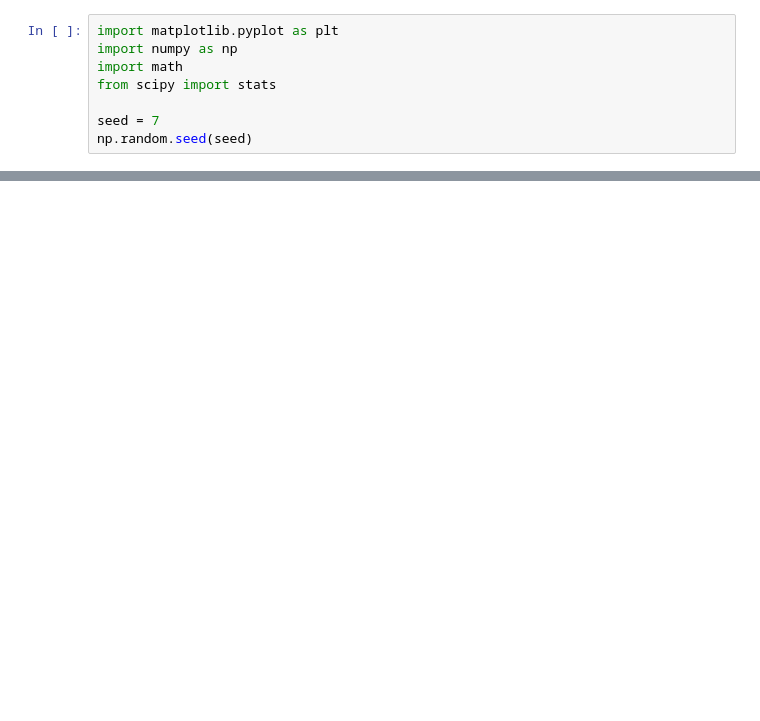
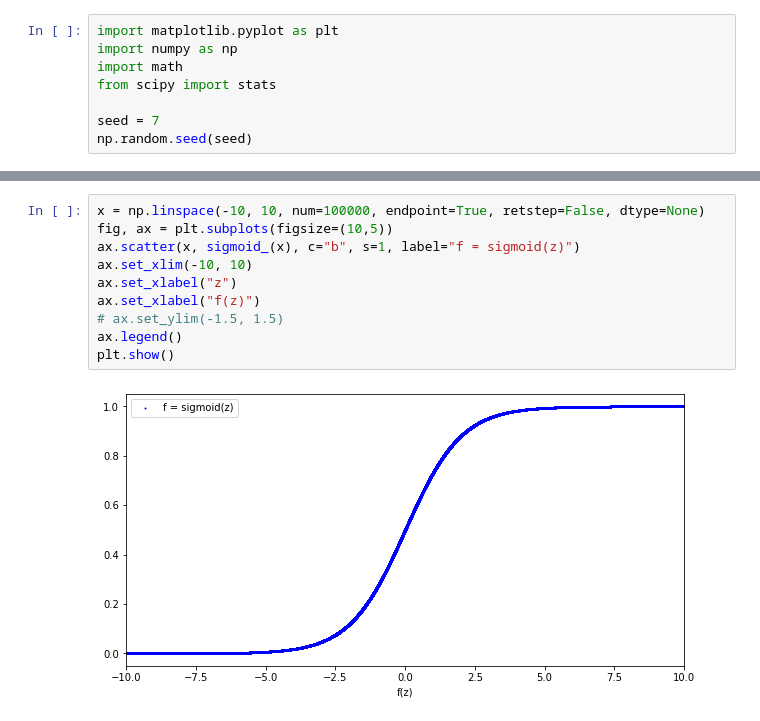
Before and after one commit to WHU-Peter/COMP6247-Reinforcement-and-Online-Learning, a Jupyter notebook: Assignment1_2.ipynb, the cells around one changed output, grey strips where cells are left out. Saved outputs shown, nothing was run; the diff lists cells and outputs as text; blank space fills up the shorter version.

```diff
--- a/Assignment1_2.ipynb
+++ b/Assignment1_2.ipynb
@@ -109,0 +141,12 @@ Text(0.5, 1.0, 'theta parameters 2')
+# %%
+x = np.linspace(-10, 10, num=100000, endpoint=True, retstep=False, dtype=None)
+fig, ax = plt.subplots(figsize=(10,5))
+ax.scatter(x, sigmoid_(x), c="b", s=1, label="f = sigmoid(z)")
+ax.set_xlim(-10, 10)
+ax.set_xlabel("z")
+ax.set_xlabel("f(z)")
+# ax.set_ylim(-1.5, 1.5)
+ax.legend()
+plt.show()
+# %% [output]
+[figure, added]
```
Also changed, not shown: parts of 4 cells of this notebook.
